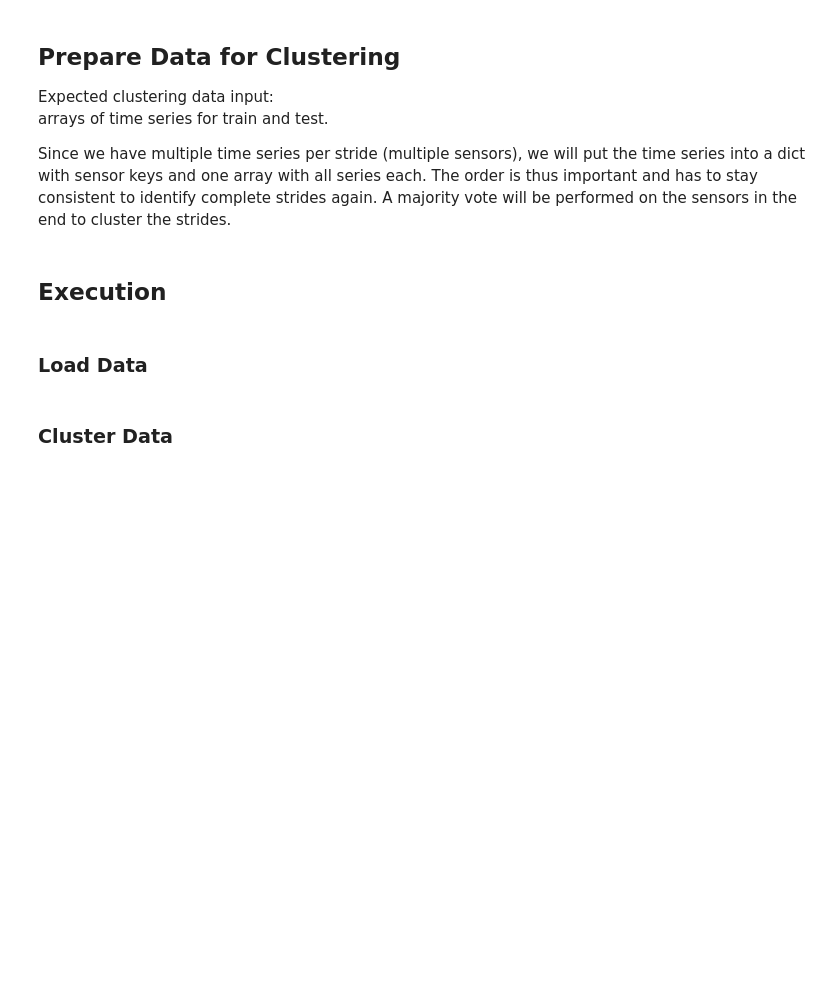
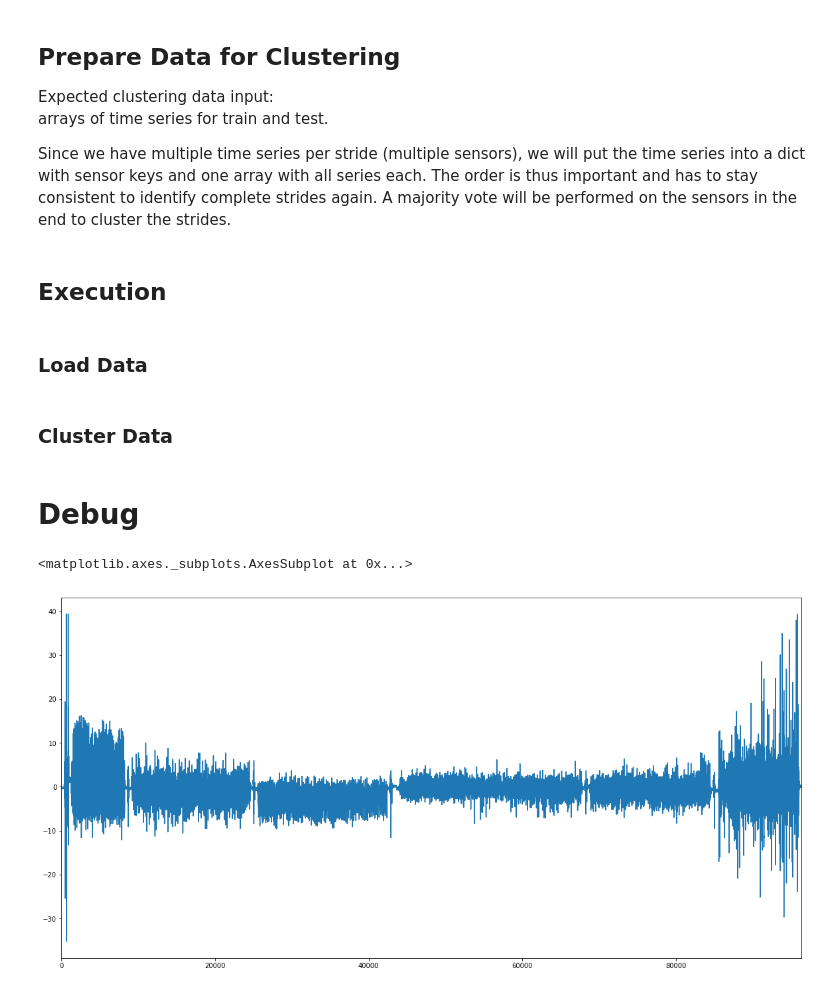
Before and after one commit to dkipping/gait-analysis, a Jupyter notebook: notebooks/second-measurement.ipynb, the cells around one changed output. Drawn from its saved outputs; the diff is of its cells as text; code cells hidden in the pictures; blank space fills up the shorter version.

```diff
--- a/notebooks/second-measurement.ipynb
+++ b/notebooks/second-measurement.ipynb
@@ -35,8 +35,9 @@ def tagColumnNames(df, tag):
 fileNameLocationMap = {
     'I-L9H': 'hip-r',
     'I-74V': 'hip-l',
-    'I-WXB': 'knee-r',
-    'I-0GN': 'knee-l',
+    'I-WXB': 'knee-l',
+    'I-0GN': 'knee-r',
+    'I-2VZ': 'knee-r',
     'Gait - R': 'foot-r',
     'Gait - L': 'foot-l'
 }
@@ -466,3 +467,12 @@ trainStrides, testStrides = getTrainAndTestStrides(labelledStrides)
 clusterResults = {key:None for key in trainStrides}
 
 print(knn(trainStrides, testStrides, windowSize))
+# %% [markdown]
+# Debug
+# %%
+m = loadMeasurements(os.path.join('..', 'data', '08-07-19', 'dennis'))
+# %%
+m['knee-r']['accY_knee-r'].plot(figsize=(20,10))
+# %% [output]
+<matplotlib.axes._subplots.AxesSubplot at 0x...>
+[figure, added]
```
Also changed, not shown: parts of 2 cells of this notebook, 12 other files.
